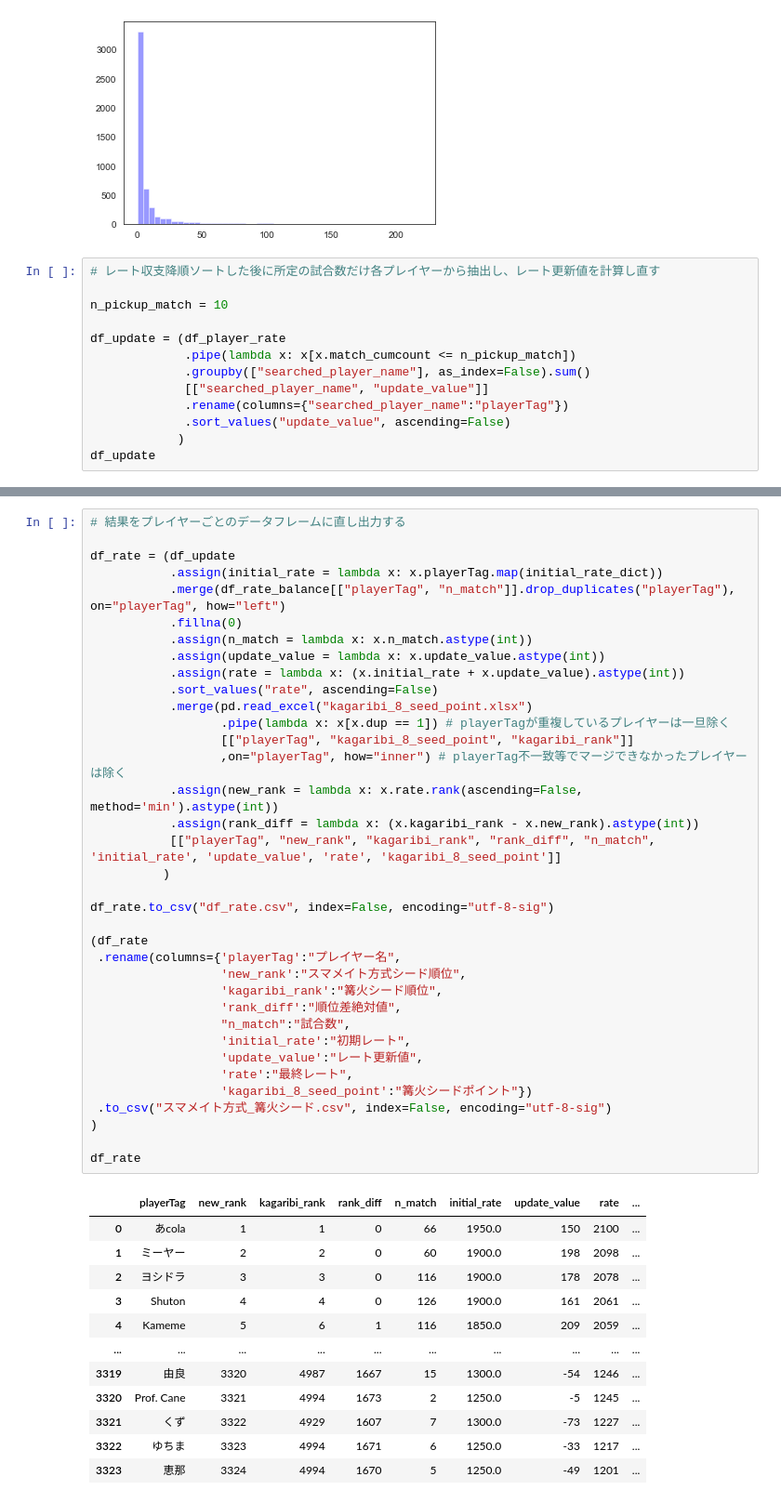
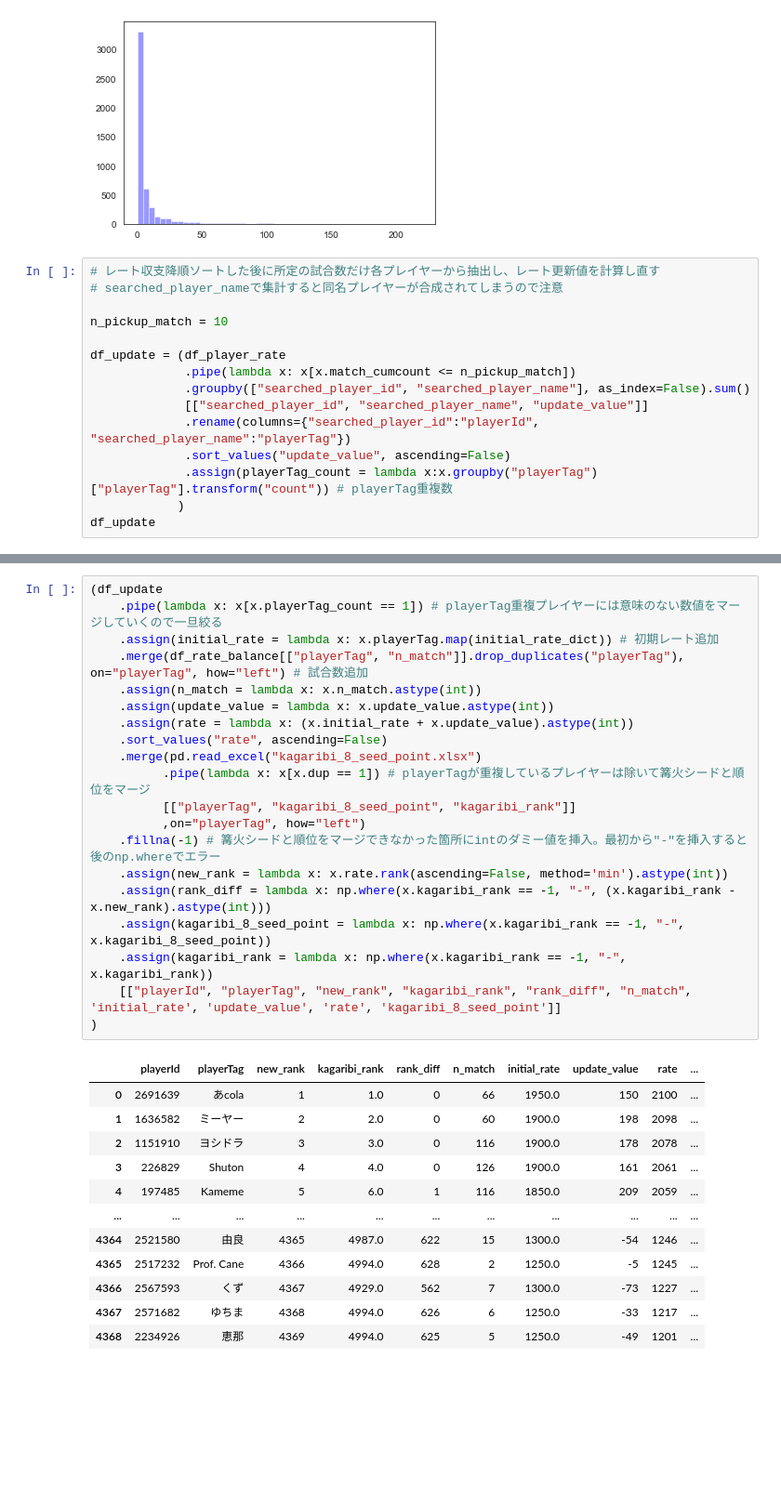
Before and after one commit to yoyoyo4/kagaribi_8_seed, a Jupyter notebook: ELO_rating_seed.ipynb, the cells around one changed output, grey strips where cells are left out. Shown: that part at 93% size. Cells and saved outputs as stored; diff of their text form; blank space fills up the shorter version.

```diff
--- a/ELO_rating_seed.ipynb
+++ b/ELO_rating_seed.ipynb
@@ -416,15 +416,17 @@ Name: n_plus_match_per_player, dtype: float64
 [figure]
 # %%
 # レート収支降順ソートした後に所定の試合数だけ各プレイヤーから抽出し、レート更新値を計算し直す
+# searched_player_nameで集計すると同名プレイヤーが合成されてしまうので注意
 
 n_pickup_match = 10
 
 df_update = (df_player_rate
              .pipe(lambda x: x[x.match_cumcount <= n_pickup_match])
-             .groupby(["searched_player_name"], as_index=False).sum()
-             [["searched_player_name", "update_value"]]
-             .rename(columns={"searched_player_name":"playerTag"})
+             .groupby(["searched_player_id", "searched_player_name"], as_index=False).sum()
+             [["searched_player_id", "searched_player_name", "update_value"]]
+             .rename(columns={"searched_player_id":"playerId", "searched_player_name":"playerTag"})
              .sort_values("update_value", ascending=False)
+             .assign(playerTag_count = lambda x:x.groupby("playerTag")["playerTag"].transform("count")) # playerTag重複数
             )
 df_update
 # %% [output]
@@ -444,49 +446,33 @@ df_update
 # %%
-# 結果をプレイヤーごとのデータフレームに直し出力する
-
-df_rate = (df_update
-           .assign(initial_rate = lambda x: x.playerTag.map(initial_rate_dict))
-           .merge(df_rate_balance[["playerTag", "n_match"]].drop_duplicates("playerTag"), on="playerTag", how="left")
-           .fillna(0)
-           .assign(n_match = lambda x: x.n_match.astype(int))
-           .assign(update_value = lambda x: x.update_value.astype(int))
-           .assign(rate = lambda x: (x.initial_rate + x.update_value).astype(int))
-           .sort_values("rate", ascending=False)
-           .merge(pd.read_excel("kagaribi_8_seed_point.xlsx")
-                  .pipe(lambda x: x[x.dup == 1]) # playerTagが重複しているプレイヤーは一旦除く
-                  [["playerTag", "kagaribi_8_seed_point", "kagaribi_rank"]]
-                  ,on="playerTag", how="inner") # playerTag不一致等でマージできなかったプレイヤーは除く
-           .assign(new_rank = lambda x: x.rate.rank(ascending=False, method='min').astype(int))
-           .assign(rank_diff = lambda x: (x.kagaribi_rank - x.new_rank).astype(int))
-           [["playerTag", "new_rank", "kagaribi_rank", "rank_diff", "n_match", 'initial_rate', 'update_value', 'rate', 'kagaribi_8_seed_point']]
-          )
-
-df_rate.to_csv("df_rate.csv", index=False, encoding="utf-8-sig")
-
-(df_rate
- .rename(columns={'playerTag':"プレイヤー名",
-                  'new_rank':"スマメイト方式シード順位",
-                  'kagaribi_rank':"篝火シード順位",
-                  'rank_diff':"順位差絶対値",
-                  "n_match":"試合数",
-                  'initial_rate':"初期レート",
-                  'update_value':"レート更新値",
-                  'rate':"最終レート",
-                  'kagaribi_8_seed_point':"篝火シードポイント"})
- .to_csv("スマメイト方式_篝火シード.csv", index=False, encoding="utf-8-sig")
+(df_update
+    .pipe(lambda x: x[x.playerTag_count == 1]) # playerTag重複プレイヤーには意味のない数値をマージしていくので一旦絞る
+    .assign(initial_rate = lambda x: x.playerTag.map(initial_rate_dict)) # 初期レート追加
+    .merge(df_rate_balance[["playerTag", "n_match"]].drop_duplicates("playerTag"), on="playerTag", how="left") # 試合数追加
+    .assign(n_match = lambda x: x.n_match.astype(int))
+    .assign(update_value = lambda x: x.update_value.astype(int))
+    .assign(rate = lambda x: (x.initial_rate + x.update_value).astype(int))
+    .sort_values("rate", ascending=False)
+    .merge(pd.read_excel("kagaribi_8_seed_point.xlsx")
+          .pipe(lambda x: x[x.dup == 1]) # playerTagが重複しているプレイヤーは除いて篝火シードと順位をマージ
+          [["playerTag", "kagaribi_8_seed_point", "kagaribi_rank"]]
+          ,on="playerTag", how="left")
+    .fillna(-1) # 篝火シードと順位をマージできなかった箇所にintのダミー値を挿入。最初から"-"を挿入すると後のnp.whereでエラー
+    .assign(new_rank = lambda x: x.rate.rank(ascending=False, method='min').astype(int))
+    .assign(rank_diff = lambda x: np.where(x.kagaribi_rank == -1, "-", (x.kagaribi_rank - x.new_rank).astype(int)))
+    .assign(kagaribi_8_seed_point = lambda x: np.where(x.kagaribi_rank == -1, "-", x.kagaribi_8_seed_point))
+    .assign(kagaribi_rank = lambda x: np.where(x.kagaribi_rank == -1, "-", x.kagaribi_rank))
+    [["playerId", "playerTag", "new_rank", "kagaribi_rank", "rank_diff", "n_match", 'initial_rate', 'update_value', 'rate', 'kagaribi_8_seed_point']]
 )
-
-df_rate
 # %% [output]
-|  | playerTag | new_rank | kagaribi_rank | rank_diff | n_match | initial_rate | update_value | rate | ... |
-| 0 | あcola | 1 | 1 | 0 | 66 | 1950.0 | 150 | 2100 | ... |
-| 1 | ミーヤー | 2 | 2 | 0 | 60 | 1900.0 | 198 | 2098 | ... |
-| 2 | ヨシドラ | 3 | 3 | 0 | 116 | 1900.0 | 178 | 2078 | ... |
-| 3 | Shuton | 4 | 4 | 0 | 126 | 1900.0 | 161 | 2061 | ... |
-| 4 | Kameme | 5 | 6 | 1 | 116 | 1850.0 | 209 | 2059 | ... |
-| ... | ... | ... | ... | ... | ... | ... | ... | ... | ... |
-| 3319 | 由良 | 3320 | 4987 | 1667 | 15 | 1300.0 | -54 | 1246 | ... |
-| 3320 | Prof. Cane | 3321 | 4994 | 1673 | 2 | 1250.0 | -5 | 1245 | ... |
-| 3321 | くず | 3322 | 4929 | 1607 | 7 | 1300.0 | -73 | 1227 | ... |
-| 3322 | ゆちま | 3323 | 4994 | 1671 | 6 | 1250.0 | -33 | 1217 | ... |
-| 3323 | 恵那 | 3324 | 4994 | 1670 | 5 | 1250.0 | -49 | 1201 | ... |
+|  | playerId | playerTag | new_rank | kagaribi_rank | rank_diff | n_match | initial_rate | update_value | rate | ... |
+| 0 | 2691639 | あcola | 1 | 1.0 | 0 | 66 | 1950.0 | 150 | 2100 | ... |
+| 1 | 1636582 | ミーヤー | 2 | 2.0 | 0 | 60 | 1900.0 | 198 | 2098 | ... |
+| 2 | 1151910 | ヨシドラ | 3 | 3.0 | 0 | 116 | 1900.0 | 178 | 2078 | ... |
+| 3 | 226829 | Shuton | 4 | 4.0 | 0 | 126 | 1900.0 | 161 | 2061 | ... |
+| 4 | 197485 | Kameme | 5 | 6.0 | 1 | 116 | 1850.0 | 209 | 2059 | ... |
+| ... | ... | ... | ... | ... | ... | ... | ... | ... | ... | ... |
+| 4364 | 2521580 | 由良 | 4365 | 4987.0 | 622 | 15 | 1300.0 | -54 | 1246 | ... |
+| 4365 | 2517232 | Prof. Cane | 4366 | 4994.0 | 628 | 2 | 1250.0 | -5 | 1245 | ... |
+| 4366 | 2567593 | くず | 4367 | 4929.0 | 562 | 7 | 1300.0 | -73 | 1227 | ... |
+| 4367 | 2571682 | ゆちま | 4368 | 4994.0 | 626 | 6 | 1250.0 | -33 | 1217 | ... |
+| 4368 | 2234926 | 恵那 | 4369 | 4994.0 | 625 | 5 | 1250.0 | -49 | 1201 | ... |
```
Also changed, not shown: parts of 5 cells of this notebook.
